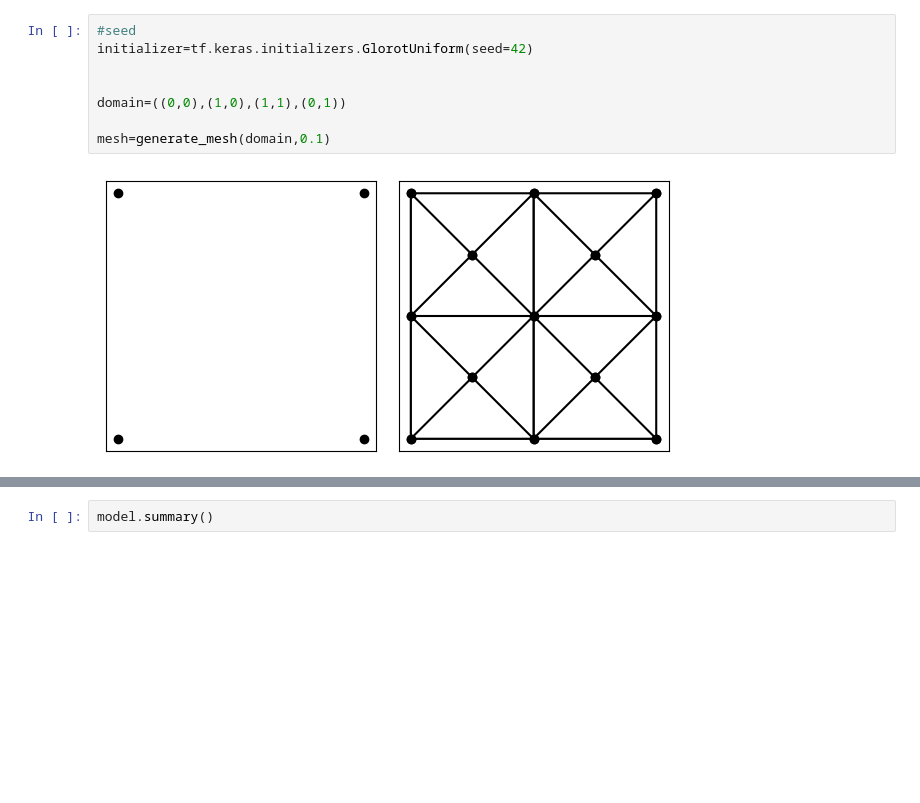
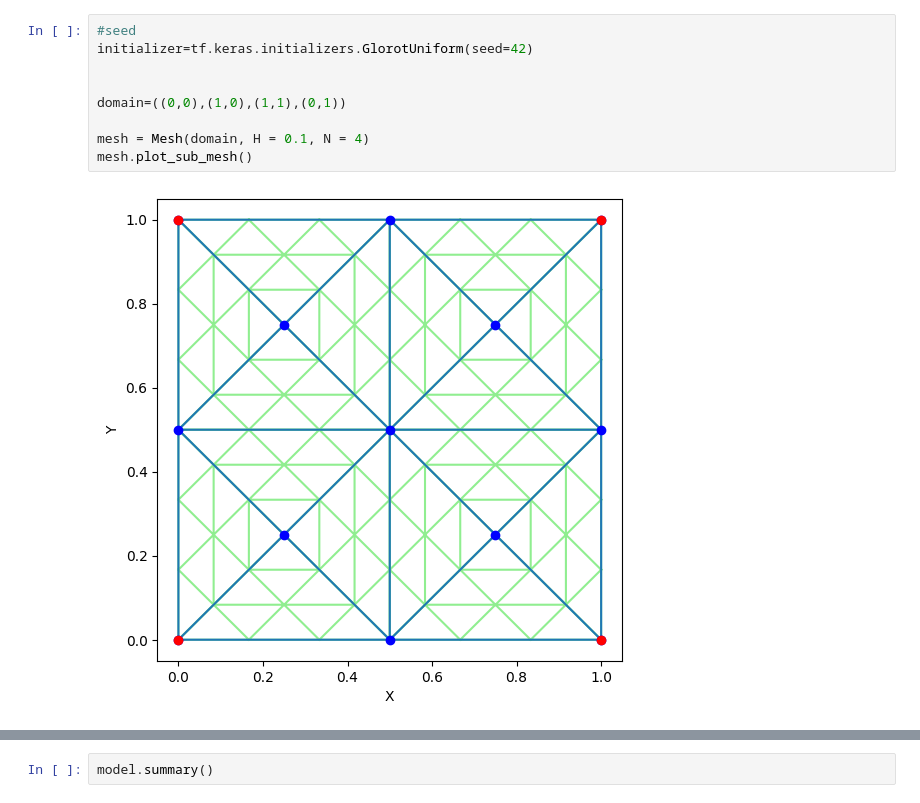
Before and after one commit to jar-evans/IVPINN, a Jupyter notebook: VPINN_test/main.ipynb, the cells around one changed output, grey strips where cells are left out. Drawn from its saved outputs; the diff is of its cells as text; blank space fills up the shorter version.

```diff
--- a/VPINN_test/main.ipynb
+++ b/VPINN_test/main.ipynb
@@ -20,13 +18,14 @@ settings_lib imported
 # %%
 #seed
 initializer=tf.keras.initializers.GlorotUniform(seed=42)
 
 
 domain=((0,0),(1,0),(1,1),(0,1))
 
-mesh=generate_mesh(domain,0.1)
+mesh = Mesh(domain, H = 0.1, N = 4)
+mesh.plot_sub_mesh()
 # %% [output]
-[figure, old version]
+[figure, new version]
 # %%
 #network bulding
 
```
Also changed, not shown: parts of 7 cells of this notebook.
